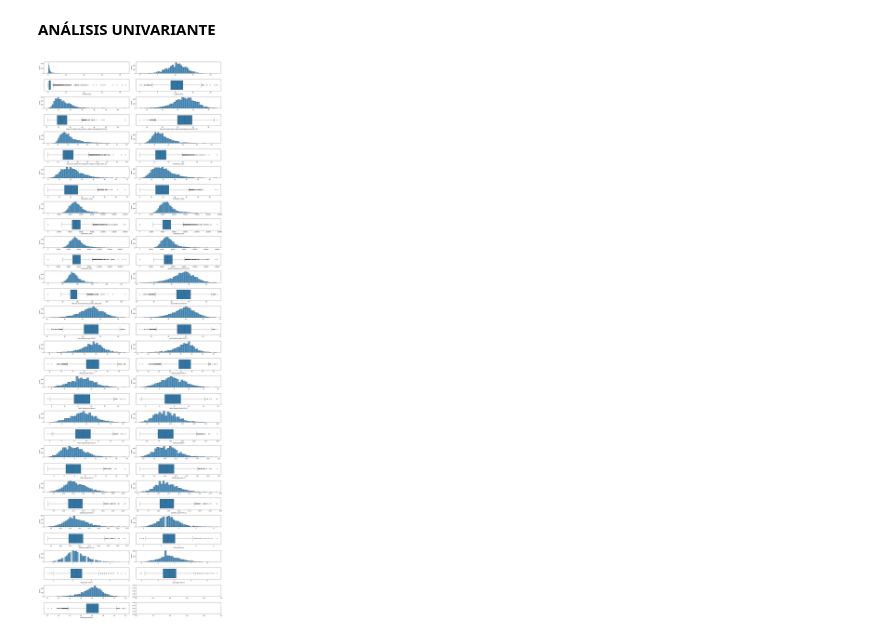
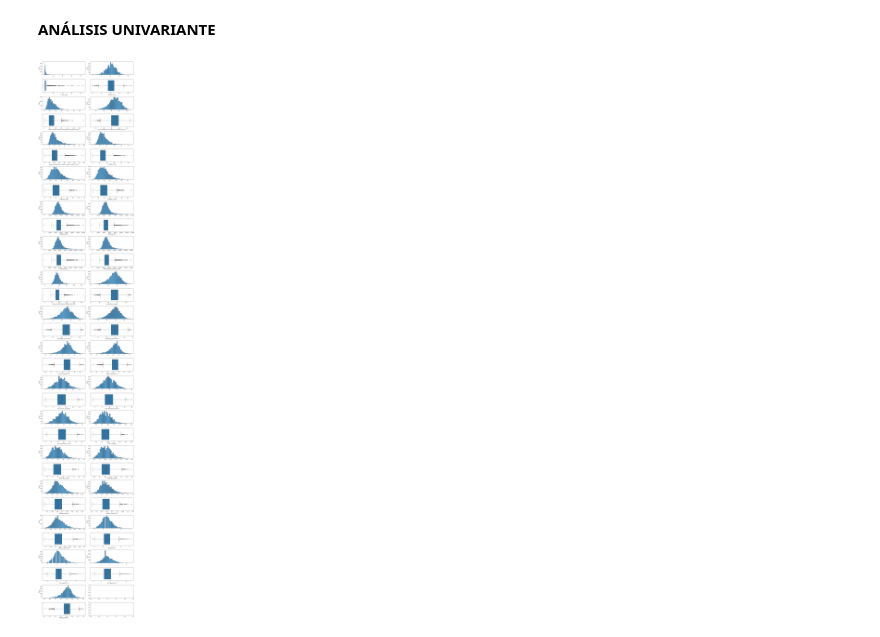
Before and after one commit to 4GeeksAcademy/RL_regularizada_NicolasDL, a Jupyter notebook: src/explore.ipynb, the cells around one changed output. Drawn from its saved outputs; the diff is of its cells as text; code cells hidden in the pictures.

```diff
--- a/src/explore.ipynb
+++ b/src/explore.ipynb
@@ -206,21 +204,21 @@ columnas = df.columns.tolist()
 # %%
 import matplotlib.pyplot as plt
 import seaborn as sns
 
-fig, axis = plt.subplots(32, 2 , figsize=(20, 60))
+fig, axis = plt.subplots(32, 2 , figsize=(14, 80))
 
 for i, col in enumerate(columnas):
     if i % 2 == 0 :
         sns.histplot(ax = axis[i, 0], data = df, x = col).set(xlabel=None)
         sns.boxplot(ax = axis[i + 1, 0 ], data = df, x = col)
     else :
         sns.histplot(ax=axis[i - 1, 1], data = df, x = col).set(xlabel=None)
         sns.boxplot(ax=axis[i , 1 ], data = df, x = col)
 
-# Adjust the layout
+
 plt.tight_layout()
 
-# Show the plot
+
 plt.show()
 # %% [output]
-[figure, old version]
+[figure, new version]
```
Also changed, not shown: parts of 10 cells of this notebook, 1 other file.
